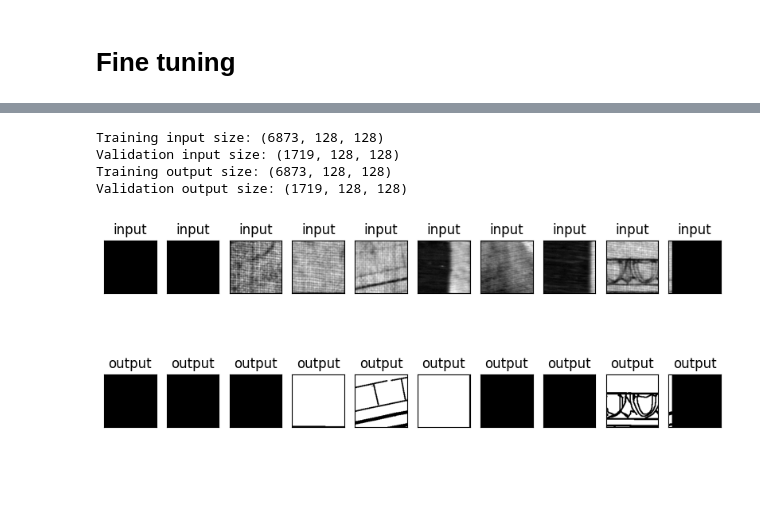
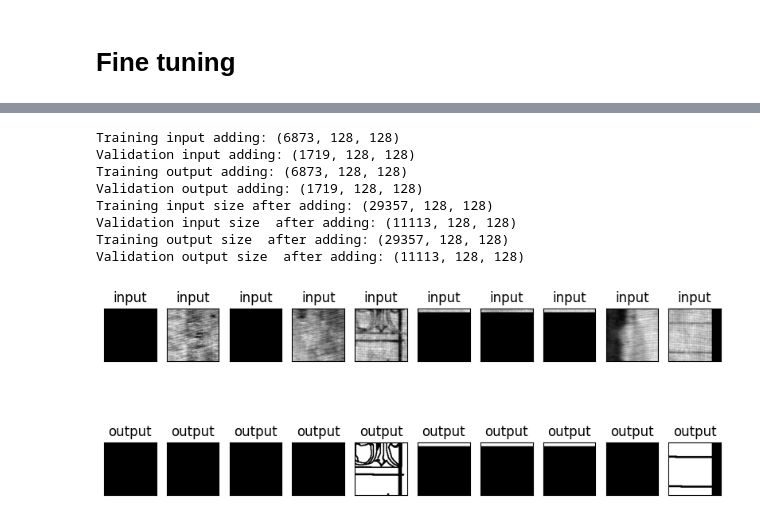
Before and after one commit to mgnarag/autoencoder-cleaning, a Jupyter notebook: Finetuning_model6b.ipynb, the cells around one changed output, grey strips where cells are left out. Drawn from its saved outputs; the diff is of its cells as text; code cells hidden in the pictures; blank space fills up the shorter version.

```diff
--- a/Finetuning_model6b.ipynb
+++ b/Finetuning_model6b.ipynb
@@ -28,21 +81,5 @@ Mounted at /content/drive
 # %%
-import os
-from PIL import Image, ImageOps
-import numpy as np
 from sklearn.model_selection import train_test_split
-
-def crop(im):
-    width, height = im.size
-    data = []
-
-    for j in np.arange(0,int(height/size)+1,0.3775):
-        for i in np.arange(0,int(width/size)+1,0.3775):
-            im1 = im.crop((0 + (size*i), 0 + (size*j), size + (size*i), size + (size*j)))
-            im1 = np.array(im1)
-            im1 = im1.astype(np.float32)
-            im1 = im1/255
-            data.append(im1)
-    return data
 
 def load_images_from_folder(folder_path, size, test_size):
     images = []
@@ -62,38 +99,61 @@ size = 128
 test_size = 0.2
 
 # Load input and output images, split into training and validation sets
-train_input, val_input = load_images_from_folder(input_folder_path, size, test_size)
-train_output, val_output = load_images_from_folder(output_folder_path, size, test_size)
+train_input_add, test_input_add = load_images_from_folder(input_folder_path, size, test_size)
+train_output_add, test_output_add = load_images_from_folder(output_folder_path, size, test_size)
 
-print("Training input size:", train_input.shape)
-print("Validation input size:", val_input.shape)
-print("Training output size:", train_output.shape)
-print("Validation output size:", val_output.shape)
+
+train_input = np.concatenate((train_input,train_input_add))
+train_output = np.concatenate((train_output,train_output_add))
+test_input = np.concatenate((test_input,test_input_add))
+test_output = np.concatenate((test_output,test_output_add))
+
+
+print("Training input adding:", train_input_add.shape)
+print("Validation input adding:", test_input_add.shape)
+print("Training output adding:", train_output_add.shape)
+print("Validation output adding:", test_output_add.shape)
+
+
+print("Training input size after adding:", train_input.shape)
+print("Validation input size  after adding:", test_input.shape)
+print("Training output size  after adding:", train_output.shape)
+print("Validation output size  after adding:", test_output.shape)
+
+images = []
+train_input_add = []
+train_output_add = []
+test_input_add = []
+test_output_add = []
 # %% [output]
-Training input size: (6873, 128, 128)
-Validation input size: (1719, 128, 128)
-Training output size: (6873, 128, 128)
-Validation output size: (1719, 128, 128)
+Training input adding: (6873, 128, 128)
+Validation input adding: (1719, 128, 128)
+Training output adding: (6873, 128, 128)
+Validation output adding: (1719, 128, 128)
+Training input size after adding: (29357, 128, 128)
+Validation input size  after adding: (11113, 128, 128)
+Training output size  after adding: (29357, 128, 128)
+Validation output size  after adding: (11113, 128, 128)
 # %%
 import matplotlib.pyplot as plt
-N = 6000
+N = 29000
 n=10
 plt.figure(figsize=(10, 4))
 for i in range(0,10):
 
     ax = plt.subplot(2, n, i + 1)
     plt.title("input")
     plt.imshow((train_input[i+N]))
     plt.gray()
     ax.get_xaxis().set_visible(False)
     ax.get_yaxis().set_visible(False)
 
     bx = plt.subplot(2, n, i + n + 1)
     plt.title("output")
     plt.imshow((train_output[i+N]))
     plt.gray()
     bx.get_xaxis().set_visible(False)
     bx.get_yaxis().set_visible(False)
 plt.show()
 # %% [output]
-[figure, old version]
+[figure, new version]
```
Also changed, not shown: parts of 8 cells of this notebook.
